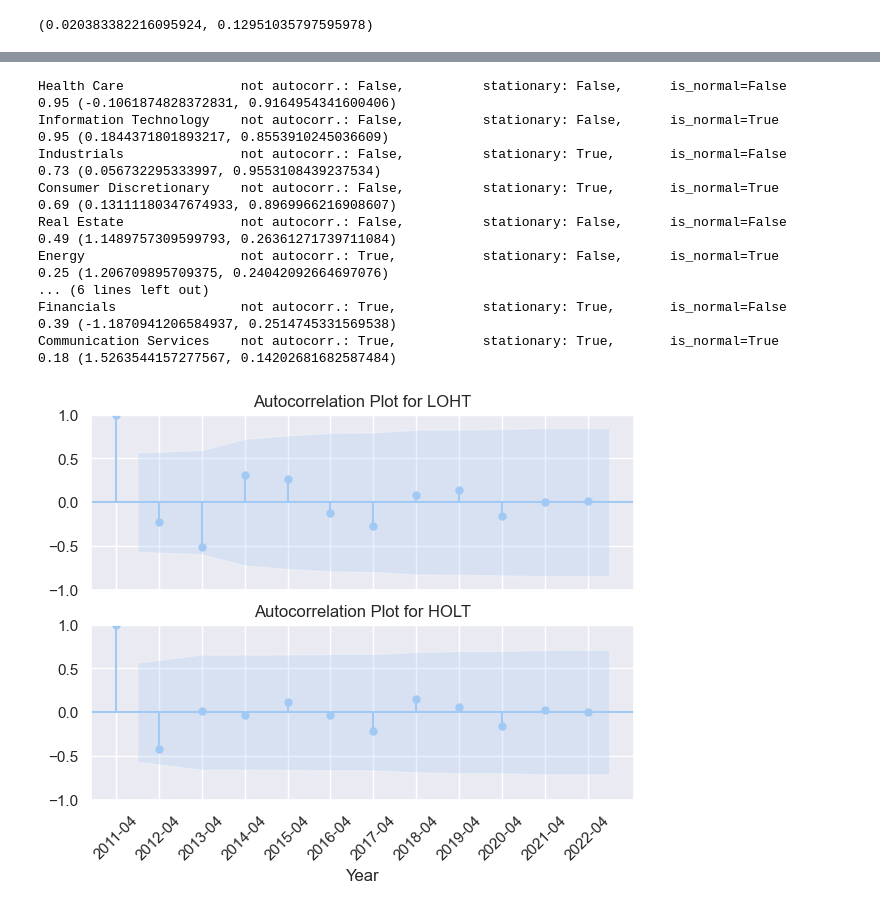
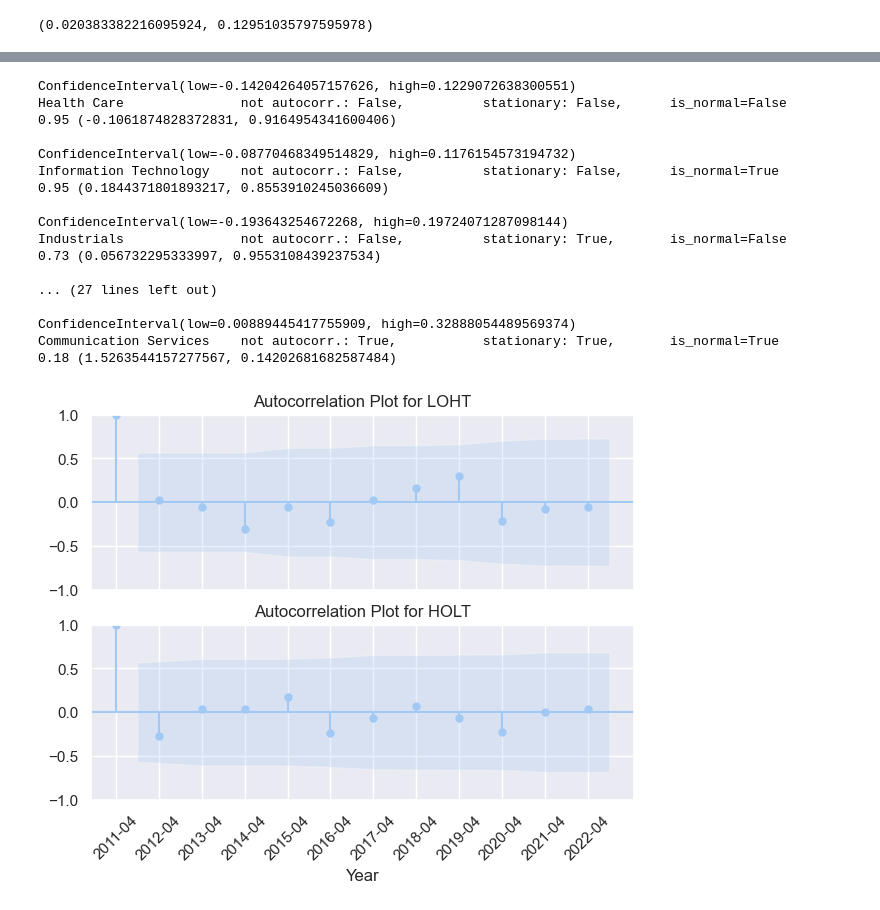
Before and after one commit to aalitvinov/vkrm_code, a Jupyter notebook: vkrm_code/main.ipynb, the cells around one changed output, grey strips where cells are left out. Drawn from its saved outputs; the diff is of its cells as text; code cells hidden in the pictures.

```diff
--- a/vkrm_code/main.ipynb
+++ b/vkrm_code/main.ipynb
@@ -204,13 +211,13 @@ plot_summary(strategy)
 # %% [markdown]
 ## Sector-wise
 # %%
-sectored_strategies = dict()
+sectored_strategies: dict[str, Strategy] = dict()
 for sect in sectors_info.unique():
-    print(sect)
     sector_companies = sectors_info[sectors_info == sect].index.to_list()
     universe = Universe(diff_vector, ychopmdf, asset_turnover, returns, volume)
     universe.symbols = sector_companies
     universe.prune_companies()
+    print(f"{sect:<30} {len(universe.symbols)}")
     strategy = Strategy()
     strategy.construct_portfolios(universe, pd.DateOffset(years=1))
     sectored_strategies[sect] = strategy
@@ -275,28 +267,29 @@ for sect in sectored_strategies:
     is_not_autocorr = all(el > ALPHA for el in ljungbox_test(df))
     is_statry = all(el < ALPHA for el in adf_test(df))
     is_normal = all(el > ALPHA for el in shapiro_test(df))
-    # bootstrap_test(df, alpha=ALPHA)
-    # print(wilcoxon_rs_test(df))
+    print(bootstrap_test(df, alpha=ALPHA))
     print(
         f"{sect:<25} not autocorr.: {is_not_autocorr},  \t stationary: {is_statry}, \t {is_normal=}"
     )
+    # print(wilcoxon_rs_test(df))
     print(round(wilcoxon_rs_test(df)[1], 2), twosample_ttest(df))
+    print()
     # adf_test(df)
 # %% [output]
+ConfidenceInterval(low=-0.14204264057157626, high=0.1229072638300551)
 Health Care               not autocorr.: False,          stationary: False,      is_normal=False
 0.95 (-0.1061874828372831, 0.9164954341600406)
+
+ConfidenceInterval(low=-0.08770468349514829, high=0.1176154573194732)
 Information Technology    not autocorr.: False,          stationary: False,      is_normal=True
 0.95 (0.1844371801893217, 0.8553910245036609)
+
+ConfidenceInterval(low=-0.193643254672268, high=0.19724071287098144)
 Industrials               not autocorr.: False,          stationary: True,       is_normal=False
 0.73 (0.056732295333997, 0.9553108439237534)
-Consumer Discretionary    not autocorr.: False,          stationary: True,       is_normal=True
-0.69 (0.13111180347674933, 0.8969966216908607)
-Real Estate               not autocorr.: False,          stationary: False,      is_normal=False
-0.49 (1.1489757309599793, 0.26361271739711084)
-Energy                    not autocorr.: True,           stationary: False,      is_normal=True
-0.25 (1.206709895709375, 0.24042092664697076)
-... (6 lines left out)
-Financials                not autocorr.: True,           stationary: True,       is_normal=False
-0.39 (-1.1870941206584937, 0.2514745331569538)
+
+... (27 lines left out)
+
+ConfidenceInterval(low=0.00889445417755909, high=0.32888054489569374)
 Communication Services    not autocorr.: True,           stationary: True,       is_normal=True
 0.18 (1.5263544157277567, 0.14202681682587484)
@@ -303,5 +298,5 @@ Communication Services    not autocorr.: True,           stationary: True,
 # %%
-plot_acf_cmp(summarize_strategies(sectored_strategies["Industrials"]).T)
+plot_acf_cmp(summarize_strategies(sectored_strategies["Communication Services"]).T)
 # %% [output]
-[figure, old version]
+[figure, new version]
 # %%
```
Also changed, not shown: parts of 10 cells of this notebook, 3 other files.
